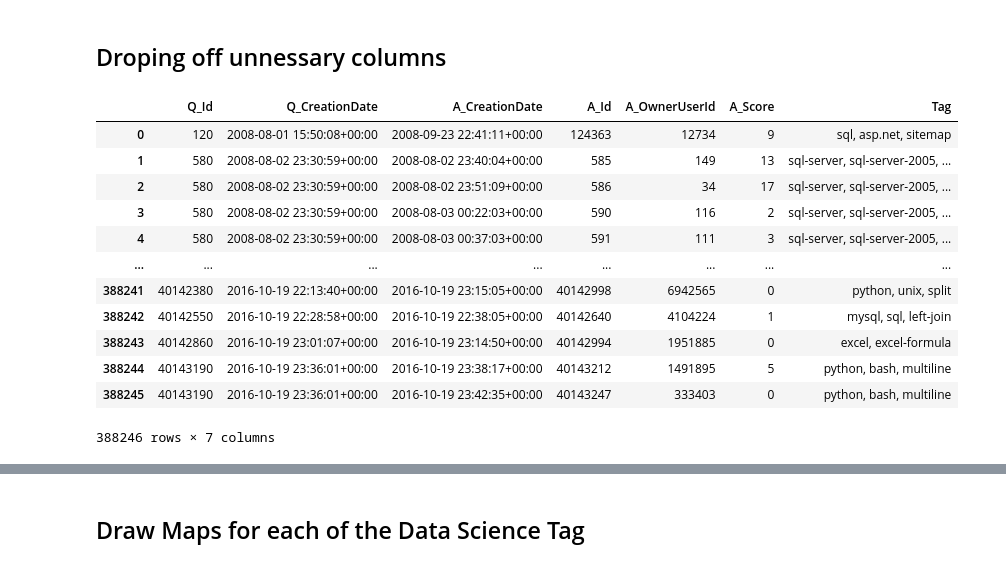
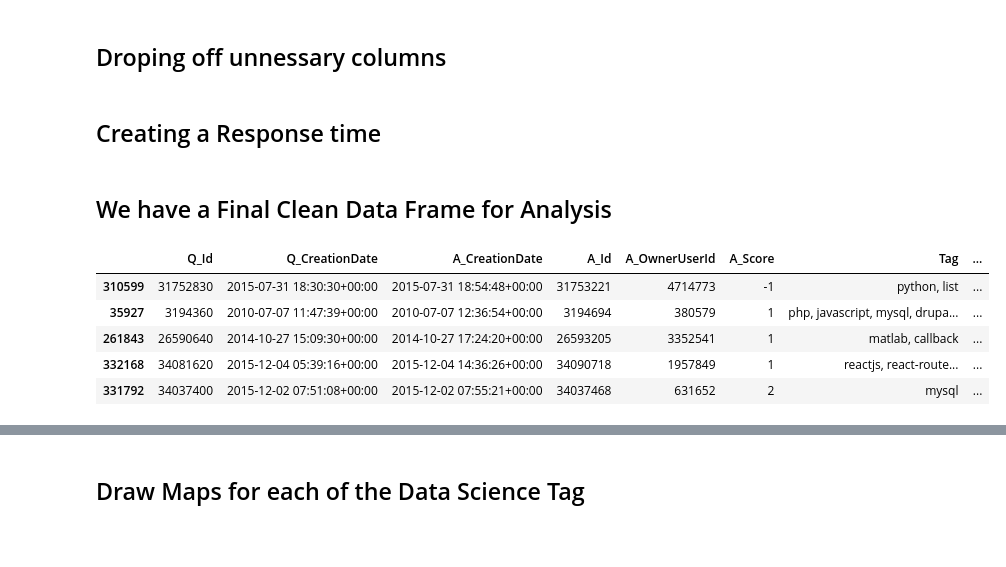
Before and after one commit to prajwalpai/Upgrad-Assignments, a Jupyter notebook: SO_Assignment-complete.ipynb, the cells around one changed output, grey strips where cells are left out. Drawn from its saved outputs; the diff is of its cells as text; code cells hidden in the pictures; blank space fills up the shorter version.

```diff
--- a/SO_Assignment-complete.ipynb
+++ b/SO_Assignment-complete.ipynb
@@ -517,19 +506,18 @@ users.sample()
 ## Droping off unnessary columns
 # %%
 Cleaned_up_df = final_df[['Q_Id','Q_CreationDate','A_CreationDate','A_Id', 'A_OwnerUserId','A_Score','Tag']]
+# %% [markdown]
+## Creating a Response time
+# %%
+Cleaned_up_df['Response_time_in_mins'] = Cleaned_up_df['A_CreationDate'] - Cleaned_up_df['Q_CreationDate']
+# %% [markdown]
+## We have a Final Clean Data Frame for Analysis
 # %%
-Cleaned_up_df
+Cleaned_up_df.sample(5)
 # %% [output]
-|  | Q_Id | Q_CreationDate | A_CreationDate | A_Id | A_OwnerUserId | A_Score | Tag |
-| 0 | 120 | 2008-08-01 15:50:08+00:00 | 2008-09-23 22:41:11+00:00 | 124363 | 12734 | 9 | sql, asp.net, sitemap |
-| 1 | 580 | 2008-08-02 23:30:59+00:00 | 2008-08-02 23:40:04+00:00 | 585 | 149 | 13 | sql-server, sql-server-2005, ... |
-| 2 | 580 | 2008-08-02 23:30:59+00:00 | 2008-08-02 23:51:09+00:00 | 586 | 34 | 17 | sql-server, sql-server-2005, ... |
-| 3 | 580 | 2008-08-02 23:30:59+00:00 | 2008-08-03 00:22:03+00:00 | 590 | 116 | 2 | sql-server, sql-server-2005, ... |
-| 4 | 580 | 2008-08-02 23:30:59+00:00 | 2008-08-03 00:37:03+00:00 | 591 | 111 | 3 | sql-server, sql-server-2005, ... |
-| ... | ... | ... | ... | ... | ... | ... | ... |
-| 388241 | 40142380 | 2016-10-19 22:13:40+00:00 | 2016-10-19 23:15:05+00:00 | 40142998 | 6942565 | 0 | python, unix, split |
-| 388242 | 40142550 | 2016-10-19 22:28:58+00:00 | 2016-10-19 22:38:05+00:00 | 40142640 | 4104224 | 1 | mysql, sql, left-join |
-| 388243 | 40142860 | 2016-10-19 23:01:07+00:00 | 2016-10-19 23:14:50+00:00 | 40142994 | 1951885 | 0 | excel, excel-formula |
-| 388244 | 40143190 | 2016-10-19 23:36:01+00:00 | 2016-10-19 23:38:17+00:00 | 40143212 | 1491895 | 5 | python, bash, multiline |
-| 388245 | 40143190 | 2016-10-19 23:36:01+00:00 | 2016-10-19 23:42:35+00:00 | 40143247 | 333403 | 0 | python, bash, multiline |
+|  | Q_Id | Q_CreationDate | A_CreationDate | A_Id | A_OwnerUserId | A_Score | Tag | ... |
+| 310599 | 31752830 | 2015-07-31 18:30:30+00:00 | 2015-07-31 18:54:48+00:00 | 31753221 | 4714773 | -1 | python, list | ... |
+| 35927 | 3194360 | 2010-07-07 11:47:39+00:00 | 2010-07-07 12:36:54+00:00 | 3194694 | 380579 | 1 | php, javascript, mysql, drupa... | ... |
+| 261843 | 26590640 | 2014-10-27 15:09:30+00:00 | 2014-10-27 17:24:20+00:00 | 26593205 | 3352541 | 1 | matlab, callback | ... |
+| 332168 | 34081620 | 2015-12-04 05:39:16+00:00 | 2015-12-04 14:36:26+00:00 | 34090718 | 1957849 | 1 | reactjs, react-route... | ... |
+| 331792 | 34037400 | 2015-12-02 07:51:08+00:00 | 2015-12-02 07:55:21+00:00 | 34037468 | 631652 | 2 | mysql | ... |
-388246 rows × 7 columns
```
Also changed, not shown: parts of 39 cells of this notebook.
